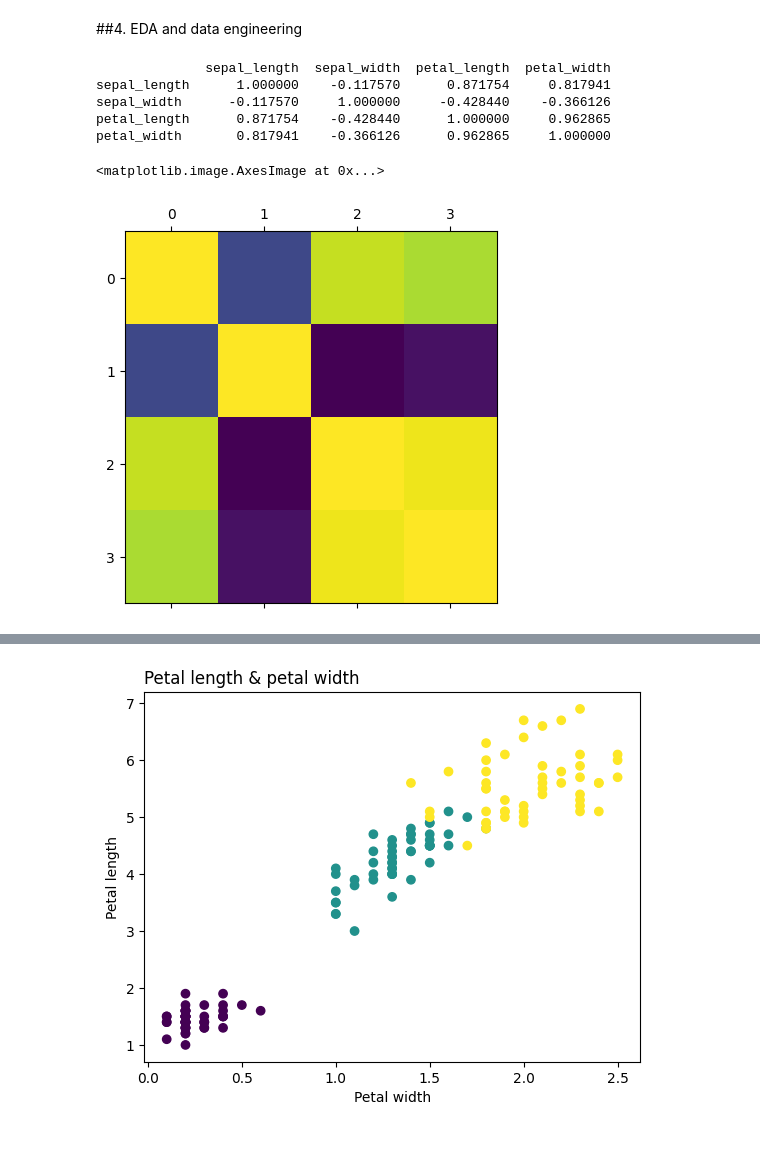
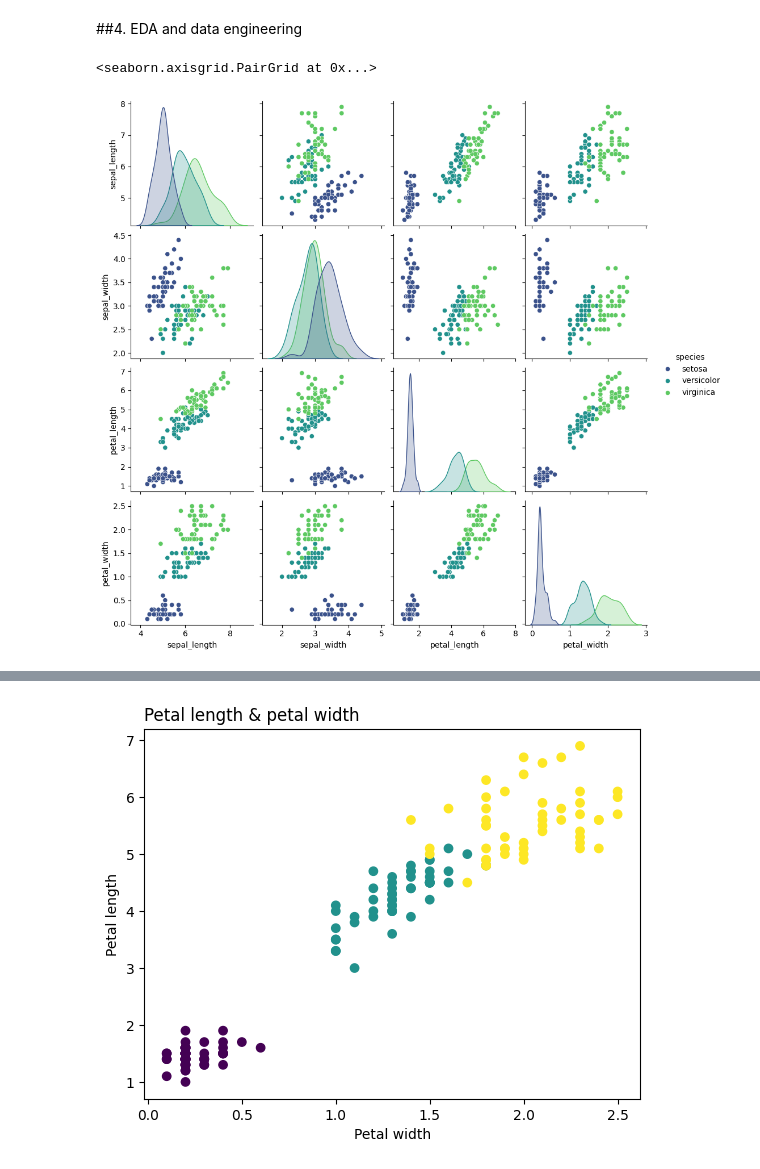
Before and after one commit to f3d3r1c07/ML_projects, a Jupyter notebook: Iris.ipynb, the cells around one changed output, grey strips where cells are left out. Cells and saved outputs as stored; diff of their text form; code cells hidden in the pictures; blank space fills up the shorter version.

```diff
--- a/Iris.ipynb
+++ b/Iris.ipynb
@@ -53,15 +53,8 @@ y = label_encoder.fit_transform(data["species"])
 X_train, X_test, y_train, y_test = train_test_split(X, y, test_size=0.2, random_state=42)
 # %% [markdown]
 ##4. EDA and data engineering
-# %%
-corr_matrix = X.corr()
-print(corr_matrix)
-plt.matshow(corr_matrix)
-# %% [output]
-              sepal_length  sepal_width  petal_length  petal_width
-sepal_length      1.000000    -0.117570      0.871754     0.817941
-sepal_width      -0.117570     1.000000     -0.428440    -0.366126
-petal_length      0.871754    -0.428440      1.000000     0.962865
-petal_width       0.817941    -0.366126      0.962865     1.000000
-<matplotlib.image.AxesImage at 0x...>
-[figure, removed]
+# %%
+sns.pairplot(data, hue="species", palette="viridis", diag_kind="kde")
+# %% [output]
+<seaborn.axisgrid.PairGrid at 0x...>
+[figure, added]
```
Also changed, not shown: parts of 2 cells of this notebook.
